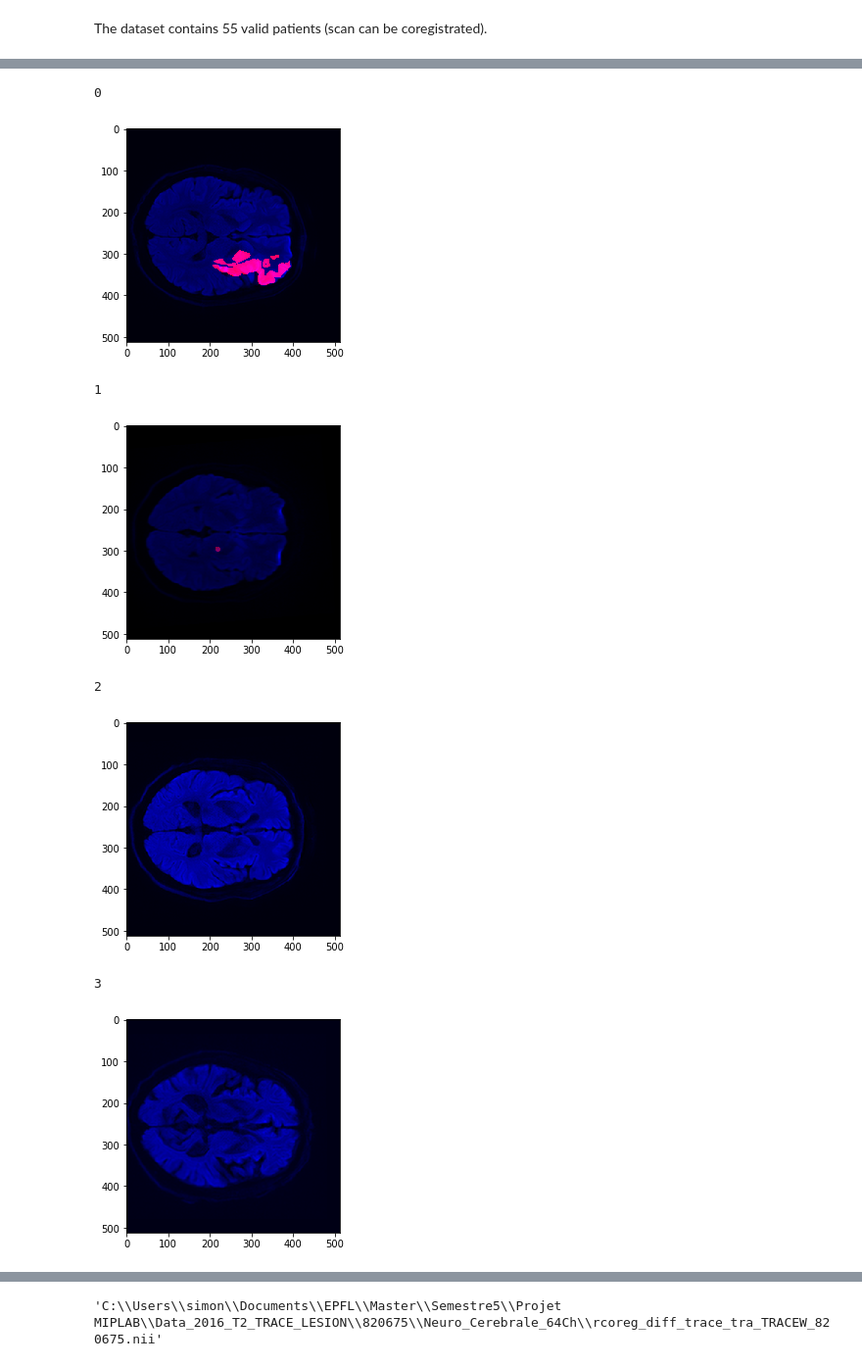
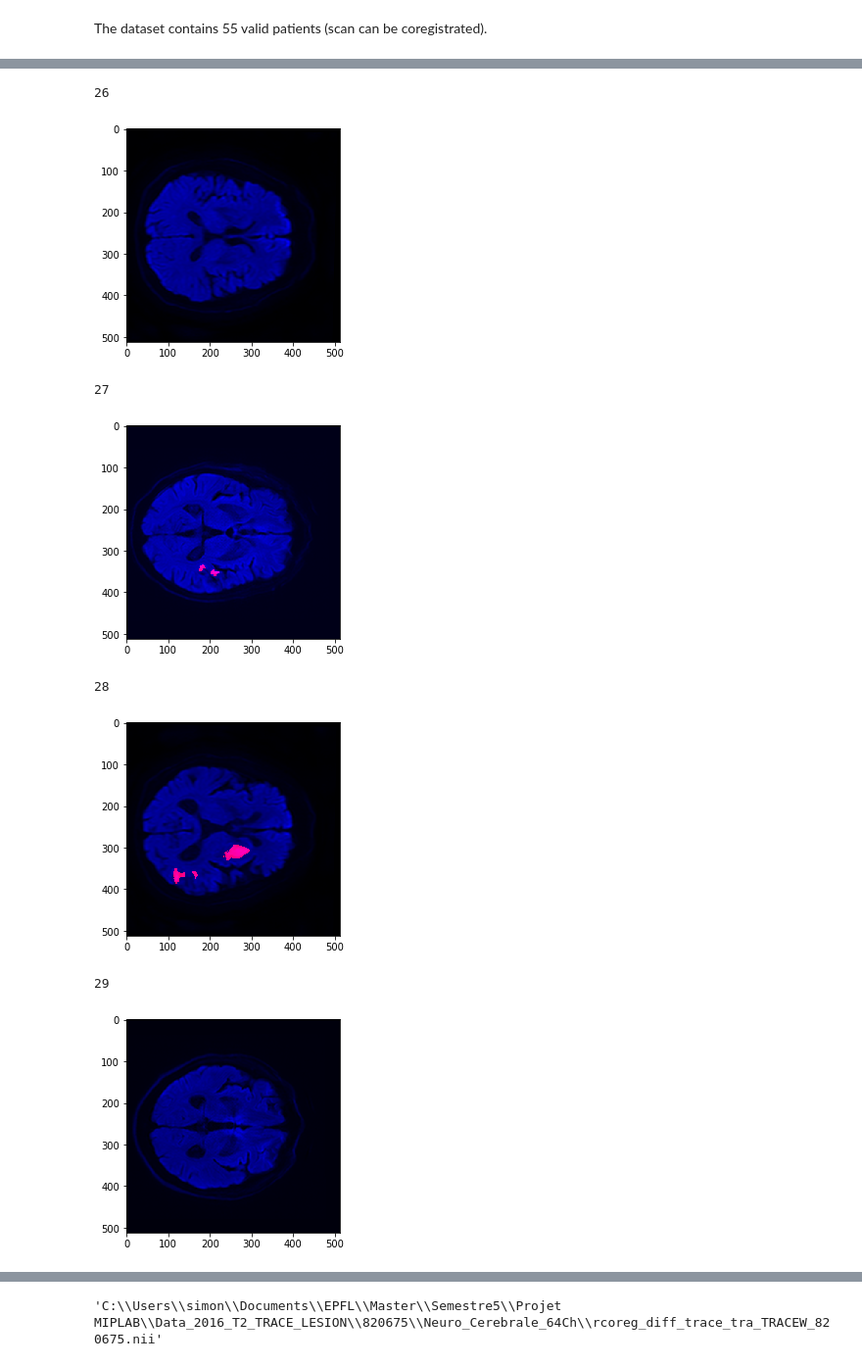
Before and after one commit to devhliu/MIP-DeepStroke, a Jupyter notebook: DataAnalysis-HUG.ipynb, the cells around one changed output, grey strips where cells are left out. Shown at 98% size. Cells and saved outputs as stored; diff of their text form; code cells hidden in the pictures.

```diff
--- a/DataAnalysis-HUG.ipynb
+++ b/DataAnalysis-HUG.ipynb
@@ -75,28 +96,29 @@ def normalize(X):
     X = np.interp(X, (X.min(), X.max()), (0, 1))
     return X
 # %%
-for index in range(0,55):
-    layer = 16
+for index in range(26,55):
+
     brain_file = t2_files[index]
     lesion_file = lesion_files[index]
     one_t2 = nibabel.load(brain_file).get_data()
     one_lesion = nibabel.load(lesion_file).get_data()
 
+    layer = int(one_t2.shape[2]/2)
     one_t2 = normalize(one_t2)
     one_lesion = normalize(one_lesion)
 
     print(index)
     image = np.zeros([one_t2.shape[0],one_t2.shape[1],3])
     image[:,:,2] = normalize(one_t2[:,:,layer])
     image[:,:,0] = one_lesion[:,:,layer]
     plt.imshow(image)
     plt.show()
 # %% [output]
-0
+26
-[figure, old version]
+[figure, new version]
-1
+27
-[figure, old version]
+[figure, new version]
-2
+28
-[figure, old version]
+[figure, new version]
-3
+29
-[figure, old version]
+[figure, new version]
```
Also changed, not shown: parts of 3 cells of this notebook, 4 other files.
